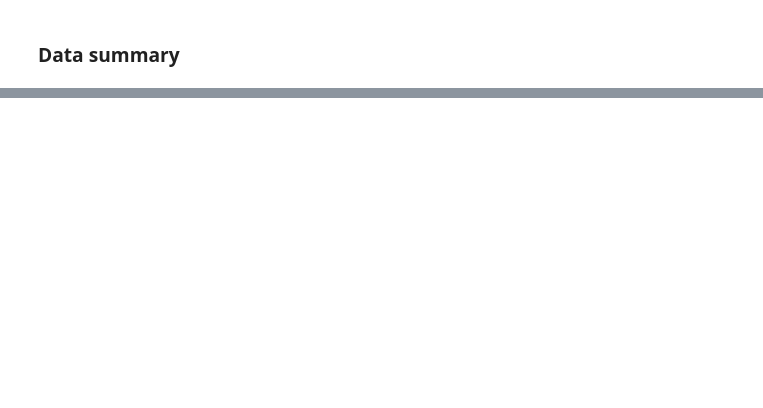
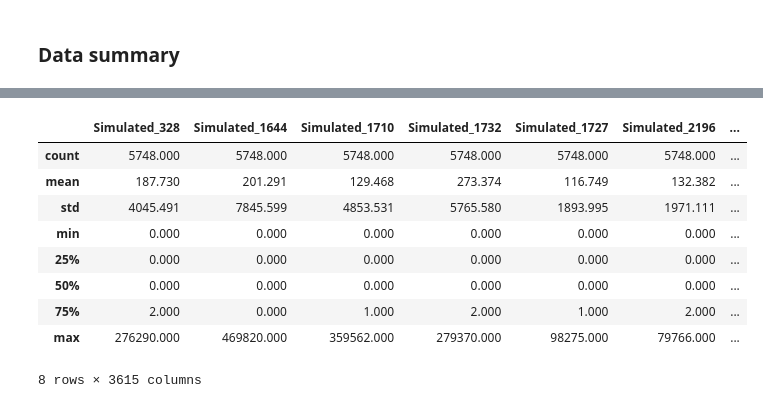
Before and after one commit to ruigomesbioinf/sib_dream_challenge, a Jupyter notebook: src/fase1.ipynb, the cells around one changed output, grey strips where cells are left out. Cells and saved outputs as stored; diff of their text form; code cells hidden in the pictures; blank space fills up the shorter version.

```diff
--- a/src/fase1.ipynb
+++ b/src/fase1.ipynb
@@ -314,3 +329,16 @@ pheno_train_df.describe()
 | 50% | 50.909 | 26.402 | 0.000 | 0.000 | 0.000 | 0.000 | 0.000 | ... |
 | 75% | 61.759 | 29.499 | 0.000 | 0.000 | 0.000 | 0.000 | 0.000 | ... |
 | max | 74.242 | 56.935 | 1.000 | 1.000 | 1.000 | 1.000 | 1.000 | ... |
+# %%
+read_counts_df.describe()
+# %% [output]
+|  | Simulated_328 | Simulated_1644 | Simulated_1710 | Simulated_1732 | Simulated_1727 | Simulated_2196 | ... |
+| count | 5748.000 | 5748.000 | 5748.000 | 5748.000 | 5748.000 | 5748.000 | ... |
+| mean | 187.730 | 201.291 | 129.468 | 273.374 | 116.749 | 132.382 | ... |
+| std | 4045.491 | 7845.599 | 4853.531 | 5765.580 | 1893.995 | 1971.111 | ... |
+| min | 0.000 | 0.000 | 0.000 | 0.000 | 0.000 | 0.000 | ... |
+| 25% | 0.000 | 0.000 | 0.000 | 0.000 | 0.000 | 0.000 | ... |
+| 50% | 0.000 | 0.000 | 0.000 | 0.000 | 0.000 | 0.000 | ... |
+| 75% | 2.000 | 0.000 | 1.000 | 2.000 | 1.000 | 2.000 | ... |
+| max | 276290.000 | 469820.000 | 359562.000 | 279370.000 | 98275.000 | 79766.000 | ... |
+8 rows × 3615 columns
```
Also changed, not shown: parts of 6 cells of this notebook.
